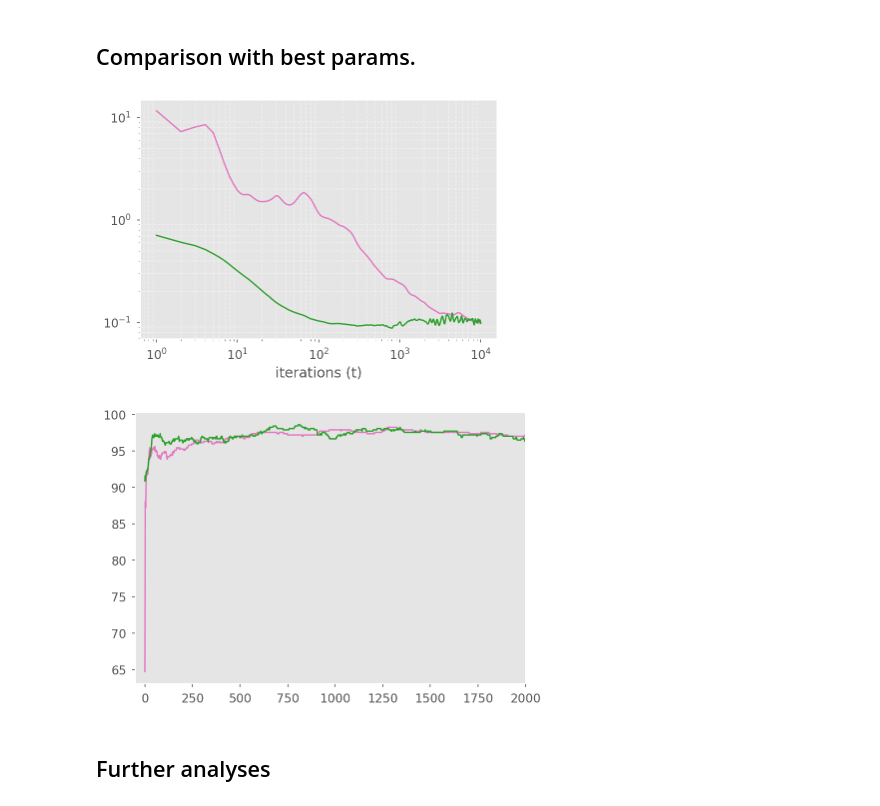
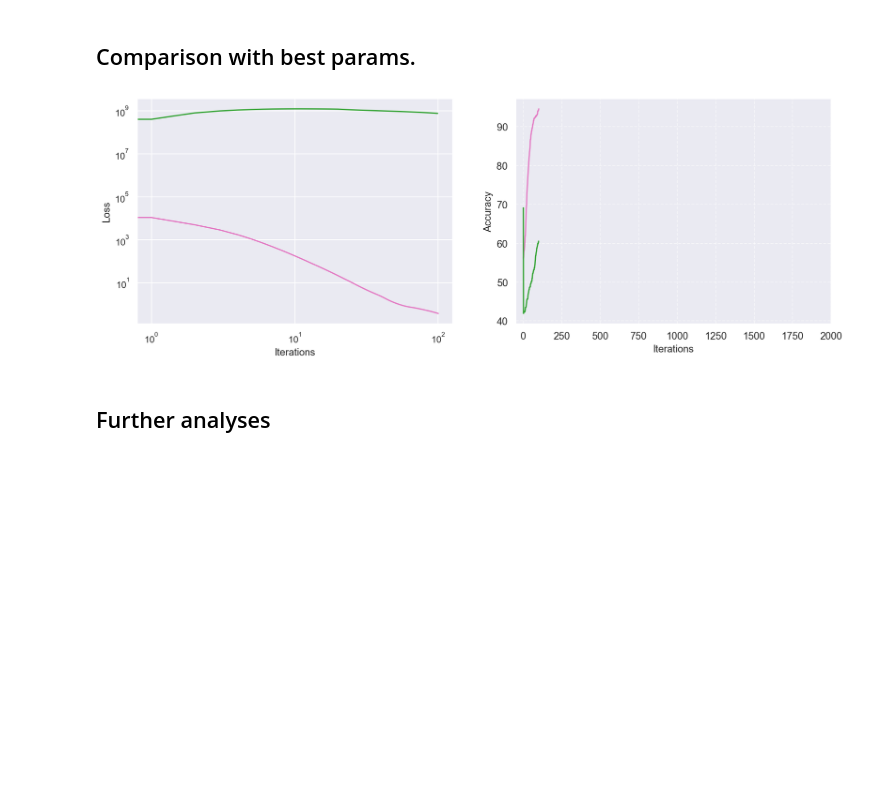
Before and after one commit to FrancescoMandru/Optimization, a Jupyter notebook: jupyter/AcceleGrad-UnixGrad.ipynb, the cells around one changed output. Drawn from its saved outputs; the diff is of its cells as text; code cells hidden in the pictures; blank space fills up the shorter version.

Commit message:
TODO: Fix UnixGrad

```diff
--- a/jupyter/AcceleGrad-UnixGrad.ipynb
+++ b/jupyter/AcceleGrad-UnixGrad.ipynb
@@ -10,10 +10,7 @@ from scipy import sparse
 import pandas as pd
 from random import randrange
 import matplotlib.pyplot as plt
-plt.rcParams['figure.figsize'] = [10, 5]
 import seaborn as sns
-plt.style.use('seaborn-paper')
-plt.style.use('ggplot')
 from sklearn.model_selection import train_test_split, ParameterGrid
 from sklearn import preprocessing
 from sklearn.utils import shuffle
@@ -330,12 +327,12 @@ def printConfiguration( config ):
     print('\n'.join('- {}: {}'.format(*k) for k in list(zip(config.keys(), config.values())) ))
     print('\n')
 
-max_iter = 1000
+max_iter = 10000
 
 best_acc_grad = 0
 best_conf_grad = 0
 
-tuned_parameters = [{'diameter': [0.01,0.1,10,100,1000],
+tuned_parameters = [{'diameter': [10],#[0.01,0.1,10,100,1000],
                      'lambda': [1e-3, 1e-2, 1e-1, 1, 10, 100]
                     }]
 
@@ -379,7 +376,7 @@ for i,params in enumerate(grid):
         best_conf_grad = params
 
 print('\n\n --- BEST Config. AcceleGrad ----------')
-printConfiguration( best_conf )
+printConfiguration( best_conf_grad )
 
 best_acc_unix = 0
 best_conf_unix = 0
@@ -420,4 +417,4 @@ for i,params in enumerate(grid):
         best_conf_unix = params
 
 print('\n\n --- BEST Config. UnixGrad ----------')
-printConfiguration( best_conf )
+printConfiguration( best_conf_unix )
@@ -435,11 +421,13 @@ printConfiguration( best_conf )
 # %% [markdown]
 ## Comparison with best params.
+# %%
+accelegrad_D = 10
+accelegrad_L = 0.001
+
+unixgrad_D = 1
+unixgrad_L = 2
 # %%
-max_iter = 10000
-
-plt.yscale('log')
-plt.xscale('log')
-plt.grid(which='both', ls="--", alpha=0.5)
+max_iter = 100
 
 losses = []
 accs = []
@@ -457,9 +445,9 @@ for i in range(5):
                                 y_train,
                                 X_test,
                                 y_test,
-                                D=best_conf_grad['diameter'],
+                                D=accelegrad_D,
                                 G=0,
-                                lamb=best_conf_grad['lambda'],
+                                lamb=accelegrad_L,
                                 max_iter=max_iter)
 
     loss_ug, acc_ug, y_bar_ug = unixGrad(weights_initial,
@@ -467,8 +455,8 @@ for i in range(5):
                                          y_train,
                                          X_test,
                                          y_test,
-                                         D=best_conf_unix['diameter'],
-                                         lamb=best_conf_grad['lambda'],
+                                         D=unixgrad_D,
+                                         lamb=unixgrad_L,
                                          max_iter=max_iter)
 
     #plt.plot(loss, alpha=0.3, c='tab:blue')
@@ -479,34 +467,39 @@ for i in range(5):
     losses_ug.append(loss_ug)
     accs_ug.append(acc_ug)
 
+
 mean_loss = np.mean(losses,axis=0)
 mean_acc = np.mean(accs, axis=0)
 
 
 mean_loss_ug = np.mean(losses_ug, axis=0)
 mean_acc_ug = np.mean(accs_ug, axis=0)
-
-
-plt.plot(np.arange(1,max_iter+2), mean_loss, c='tab:pink')
-plt.plot(np.arange(1,max_iter+1), mean_loss_ug, c='tab:green')
-plt.xlabel(r"iterations (t)", fontsize=14)
-#plt.xlim([1,max_iter])
-#plt.ylim([1e-4,5*1e4])
-plt.yticks(fontsize=12)
-plt.xticks(fontsize=12)
-plt.show()
-
-plt.figure(figsize=(7,5))
-plt.plot(mean_acc, c='tab:pink')
-plt.plot(mean_acc_ug, c='tab:green')
-plt.yticks(fontsize=12)
-plt.xticks(fontsize=12)
-plt.xlim([-50,2000])
-plt.grid()
-plt.show()
-# %% [output]
-[figure, removed]
-[figure, removed]
+# %%
+sns.set_theme()
+
+fig, (ax1,ax2) = plt.subplots(1,2,figsize=(15,5))
+ax1.plot(mean_loss, c='tab:pink')
+ax1.plot(mean_loss_ug, c='tab:green')
+ax1.set_yscale('log')
+ax1.set_xscale('log')
+ax1.set_xlabel("Iterations")
+ax1.set_ylabel("Loss")
+#ax1.set_xlim([-50,20])
+#ax1.set_ylim([0,1000000])
+
+ax2.plot(mean_acc, c='tab:pink')
+ax2.plot(mean_acc_ug, c='tab:green')
+ax2.set_xlim([-50,2000])
+ax2.set_xlabel("Iterations")
+ax2.set_ylabel("Accuracy")
+
+plt.grid(which='both', ls="--", alpha=0.5)
+plt.yticks(fontsize=12)
+plt.xticks(fontsize=12)
+plt.grid()
+plt.show()
+# %% [output]
+[figure, added]
 # %% [markdown]
 ## Further analyses
 # %%
```
Also changed, not shown: parts of 2 cells of this notebook, 2 other files.
